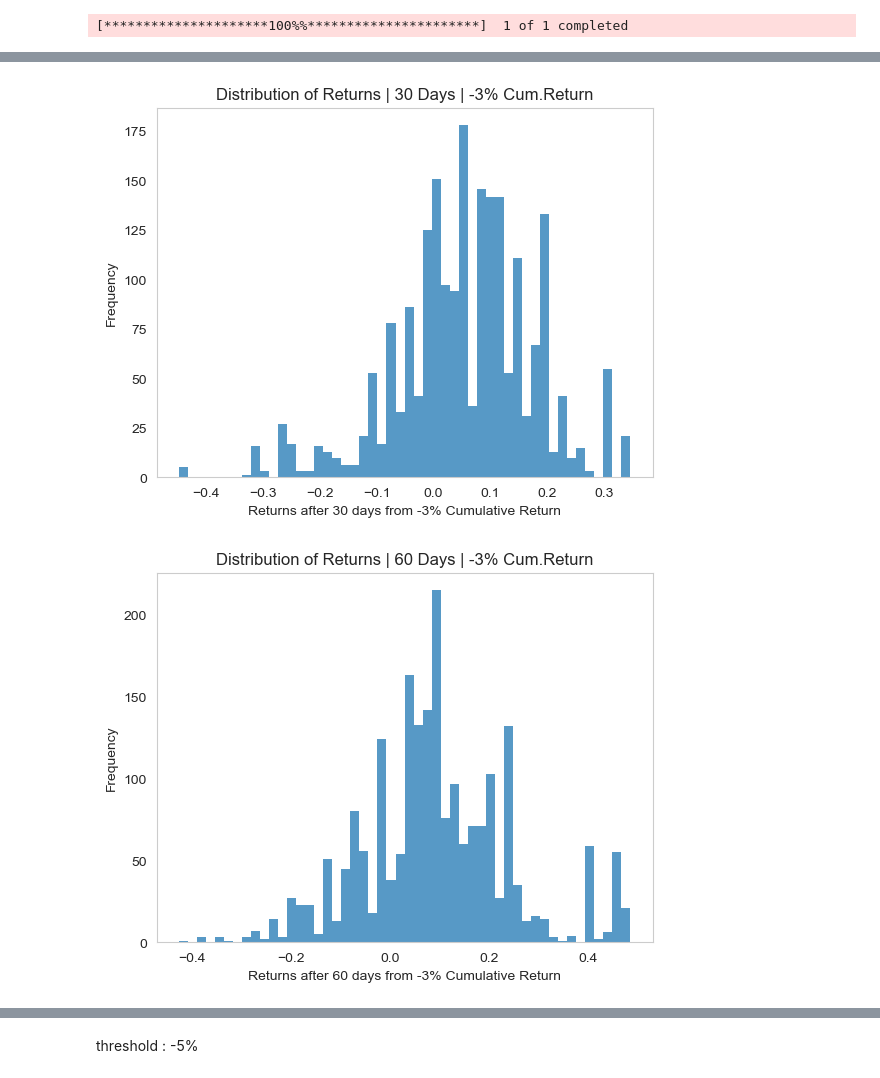
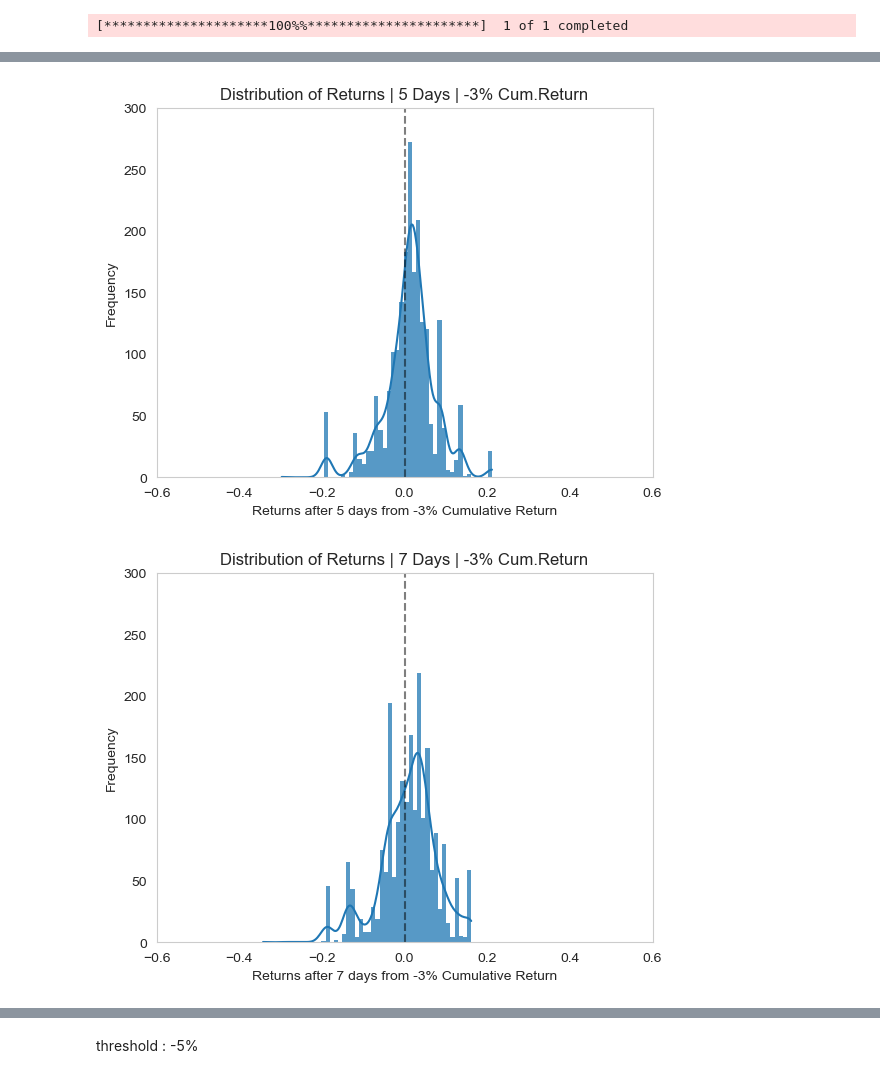
Before and after one commit to Tommylee1013/QuantResearch, a Jupyter notebook: Notes/SPYETF.ipynb, the cells around one changed output, grey strips where cells are left out. Drawn from its saved outputs; the diff is of its cells as text; code cells hidden in the pictures.

```diff
--- a/Notes/SPYETF.ipynb
+++ b/Notes/SPYETF.ipynb
@@ -9,9 +9,9 @@ import numpy as np
 import matplotlib.pyplot as plt
 
 start_date = '2014-01-01'
-end_date = '2024-03-13'
+end_date = '2024-03-19'
 
-data = yf.download('SPY', start = '2014-01-01', end = '2024-03-13')
+data = yf.download('SPY', start = '2014-01-01', end = '2024-03-19')
 
 data['Returns'] = data['Close'].pct_change()
 data['Cumulative Returns'] = (1 + data['Returns']).cumprod() - 1
@@ -152,12 +109,3 @@ for i in range(len(data)):
             if target_day < len(data):
                 returns_after_30_days.append(data.iloc[target_day]['Cumulative Returns'] - data.iloc[j]['Cumulative Returns'])
             break
-# %%
-plt.hist(returns_after_30_days, bins=50, alpha=0.75, edgecolor = 'none')
-plt.xlabel('Returns after 30 days from -3% Cumulative Return')
-plt.ylabel('Frequency')
-plt.title('Distribution of Returns | 30 Days | -3% Cum.Return')
-plt.grid(False)
-plt.show()
-# %% [output]
-[figure, removed]
@@ -172,12 +118,16 @@ for i in range(len(data)):
             if target_day < len(data):
                 returns_after_60_days.append(data.iloc[target_day]['Cumulative Returns'] - data.iloc[j]['Cumulative Returns'])
             break
-# %%
-plt.hist(returns_after_60_days, bins=50, alpha=0.75, edgecolor = 'none')
-plt.xlabel('Returns after 60 days from -3% Cumulative Return')
-plt.ylabel('Frequency')
-plt.title('Distribution of Returns | 60 Days | -3% Cum.Return')
-plt.grid(False)
-plt.show()
-# %% [output]
-[figure, removed]
+# %%
+my_plot(returns_after_5_days, 3, 5)
+my_plot(returns_after_7_days, 3, 7)
+my_plot(returns_after_9_days, 3, 9)
+my_plot(returns_after_11_days, 3, 11)
+my_plot(returns_after_13_days, 3, 13)
+my_plot(returns_after_15_days, 3, 15)
+my_plot(returns_after_20_days, 3, 20)
+my_plot(returns_after_30_days, 3, 30)
+my_plot(returns_after_60_days, 3, 60)
+# %% [output]
+[figure, added]
+[figure, added]
```
Also changed, not shown: parts of 51 cells of this notebook, 2 other files.
